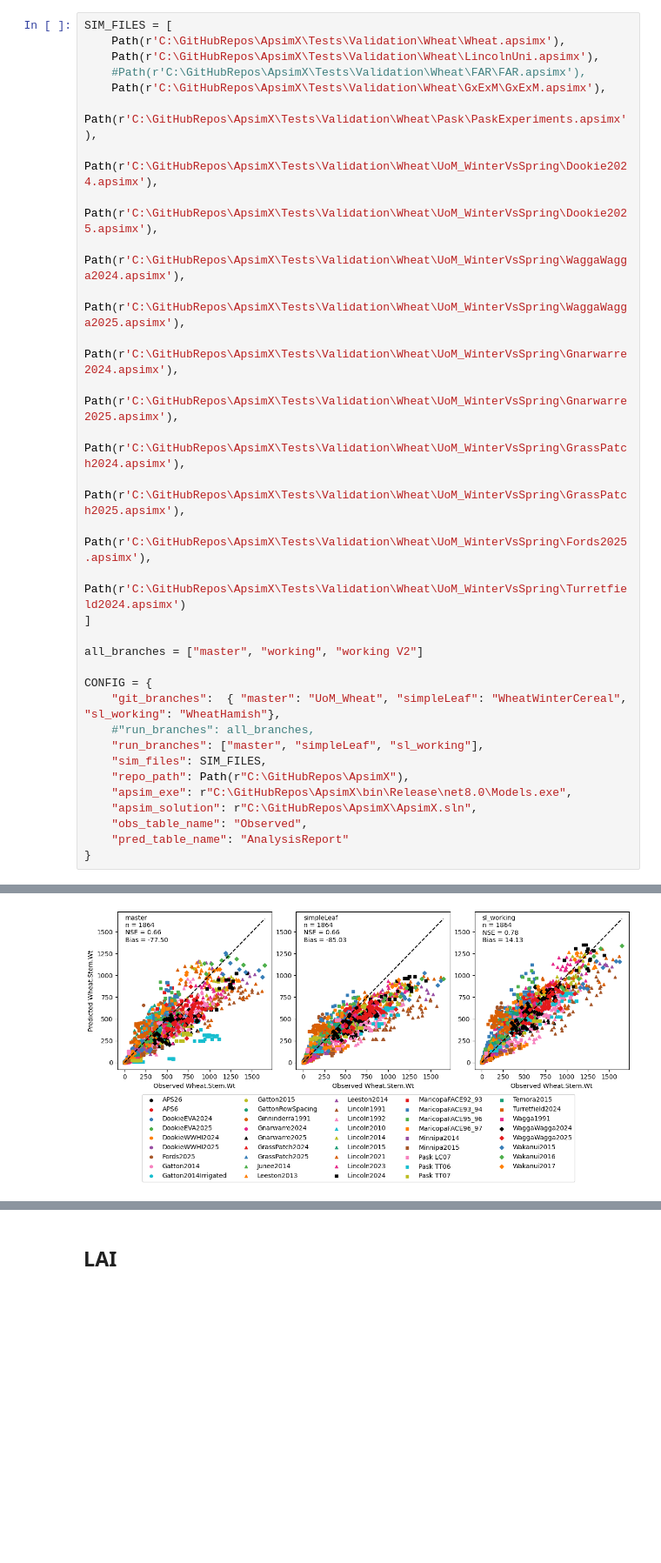
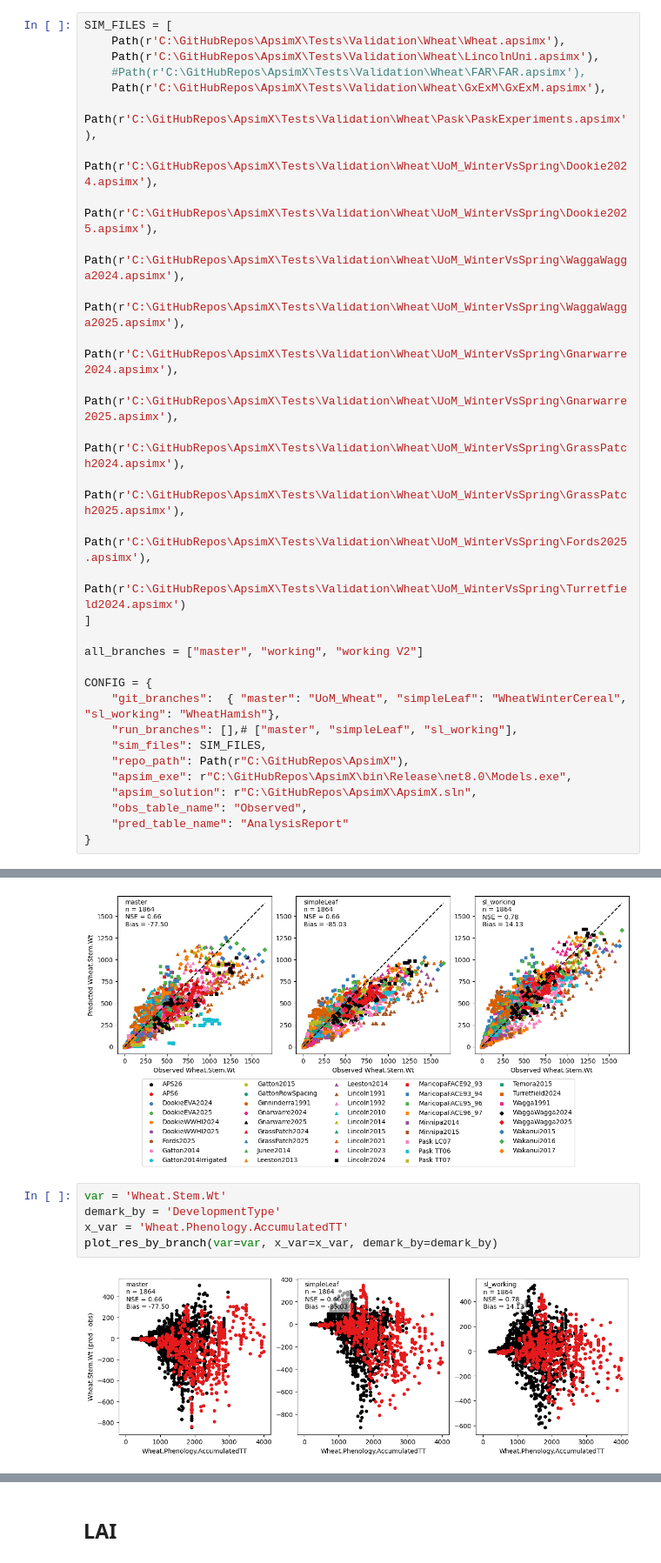
Before and after one commit to HamishBrownPFR/APSIMTools, a Jupyter notebook: Wheat Analysis/TestWheatObsPred.ipynb, the cells around one changed output, grey strips where cells are left out. Shown at 87% size. Cells and saved outputs as stored; diff of their text form; blank space fills up the shorter version.

Commit message:
more graph fixes

```diff
--- a/Wheat Analysis/TestWheatObsPred.ipynb
+++ b/Wheat Analysis/TestWheatObsPred.ipynb
@@ -293,8 +293,7 @@ all_branches = ["master", "working", "working V2"]
 
 CONFIG = {
     "git_branches":  { "master": "UoM_Wheat", "simpleLeaf": "WheatWinterCereal", "sl_working": "WheatHamish"},
-    #"run_branches": all_branches,
-    "run_branches": ["master", "simpleLeaf", "sl_working"],
+    "run_branches": [],# ["master", "simpleLeaf", "sl_working"],
     "sim_files": SIM_FILES,
     "repo_path": Path(r"C:\GitHubRepos\ApsimX"),
     "apsim_exe": r"C:\GitHubRepos\ApsimX\bin\Release\net8.0\Models.exe",
@@ -1653,3 +1780,10 @@ plot_obs_pred_by_branch("Wheat.Stem.Wt",demark_by='ProjectGroup')
 plot_obs_pred_by_branch("Wheat.Stem.Wt",demark_by='Experiment',leg=True)
 # %% [output]
 [figure]
+# %%
+var = 'Wheat.Stem.Wt'
+demark_by = 'DevelopmentType'
+x_var = 'Wheat.Phenology.AccumulatedTT'
+plot_res_by_branch(var=var, x_var=x_var, demark_by=demark_by)
+# %% [output]
+[figure, added]
```
Also changed, not shown: parts of 29 cells of this notebook, 1 other file.
